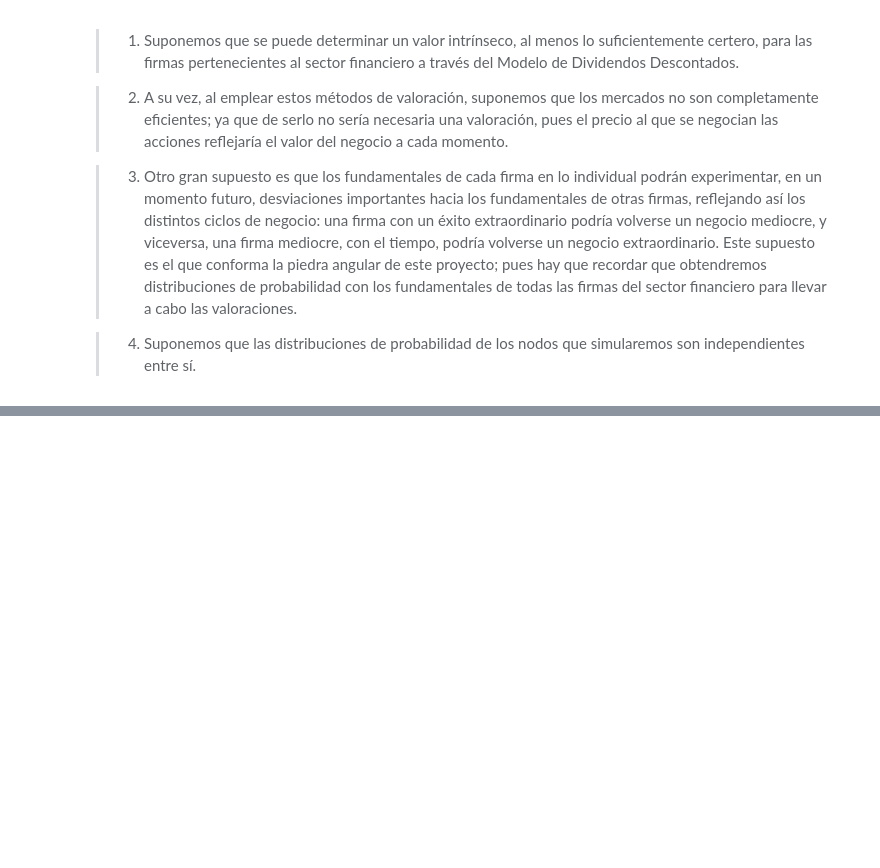
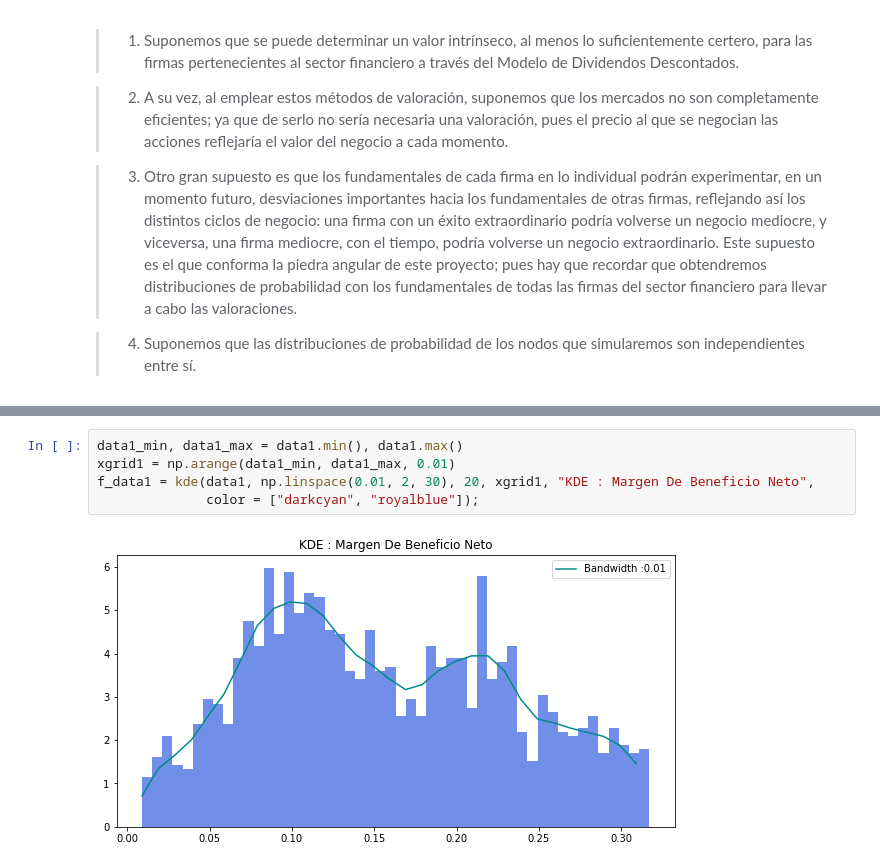
Before and after one commit to EMarquez7/Proyecto_DALopez_EMarquez, a Jupyter notebook: ProyectoModulo1_LazarenoD_DelgadoE.ipynb, the cells around one changed output, grey strips where cells are left out. Saved outputs shown, nothing was run; the diff lists cells and outputs as text; blank space fills up the shorter version.

```diff
--- a/ProyectoModulo1_LazarenoD_DelgadoE.ipynb
+++ b/ProyectoModulo1_LazarenoD_DelgadoE.ipynb
@@ -150,0 +258,7 @@ def logTransformation(data : "Datos"):
+# %%
+data1_min, data1_max = data1.min(), data1.max()
+xgrid1 = np.arange(data1_min, data1_max, 0.01)
+f_data1 = kde(data1, np.linspace(0.01, 2, 30), 20, xgrid1, "KDE : Margen De Beneficio Neto",
+              color = ["darkcyan", "royalblue"]);
+# %% [output]
+[figure, added]
```
Also changed, not shown: parts of 15 cells of this notebook.
